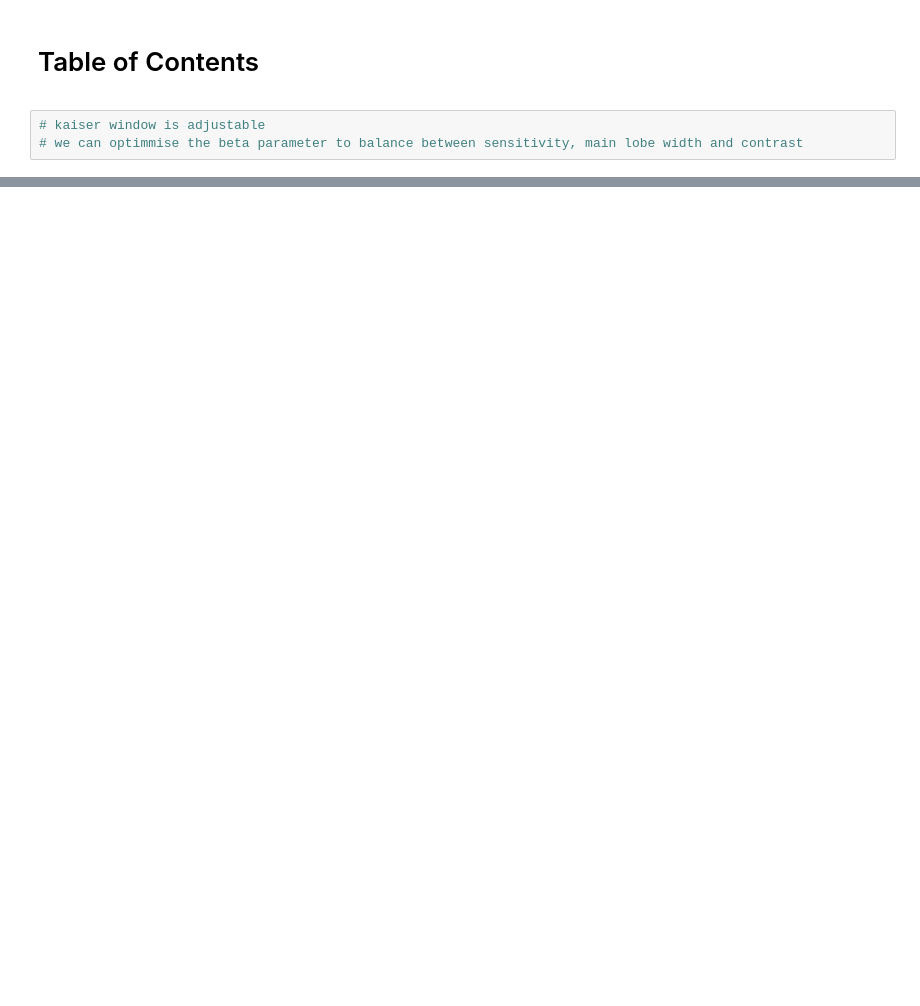
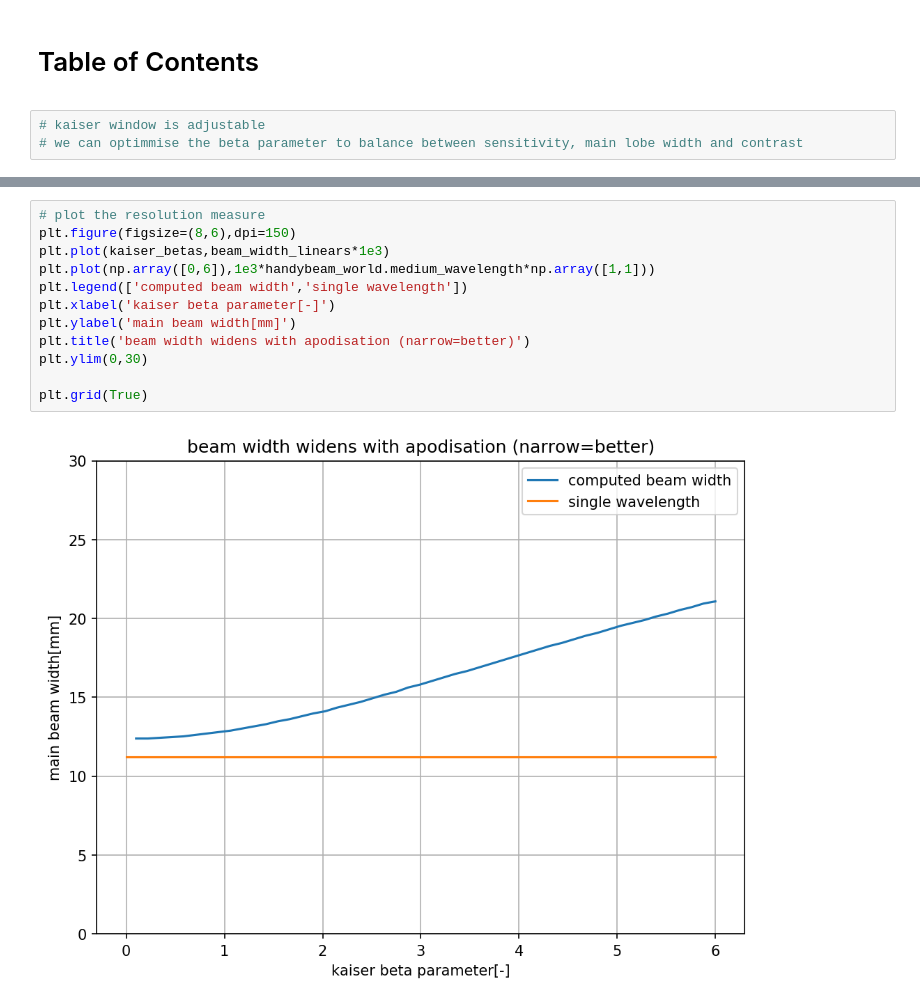
Before and after one commit to ultraleap/HandyBeam-Strathclyde, a Jupyter notebook: explore_kaiser_window.ipynb, the cells around one changed output, grey strips where cells are left out. Drawn from its saved outputs; the diff is of its cells as text; blank space fills up the shorter version.

```diff
--- a/explore_kaiser_window.ipynb
+++ b/explore_kaiser_window.ipynb
@@ -120,0 +108,14 @@ plt.grid(True)
+# %%
+# plot the resolution measure
+plt.figure(figsize=(8,6),dpi=150)
+plt.plot(kaiser_betas,beam_width_linears*1e3)
+plt.plot(np.array([0,6]),1e3*handybeam_world.medium_wavelength*np.array([1,1]))
+plt.legend(['computed beam width','single wavelength'])
+plt.xlabel('kaiser beta parameter[-]')
+plt.ylabel('main beam width[mm]')
+plt.title('beam width widens with apodisation (narrow=better)')
+plt.ylim(0,30)
+
+plt.grid(True)
+# %% [output]
+[figure, added]
```
Also changed, not shown: parts of 15 cells of this notebook, 4 other files.
